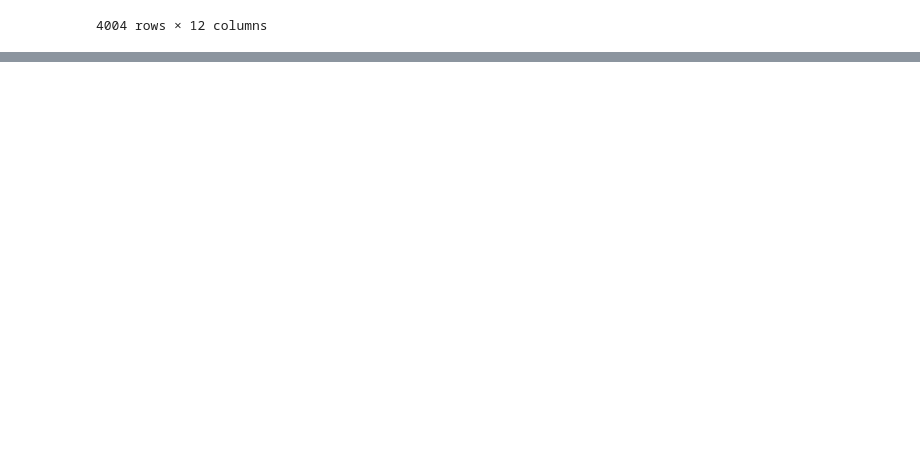
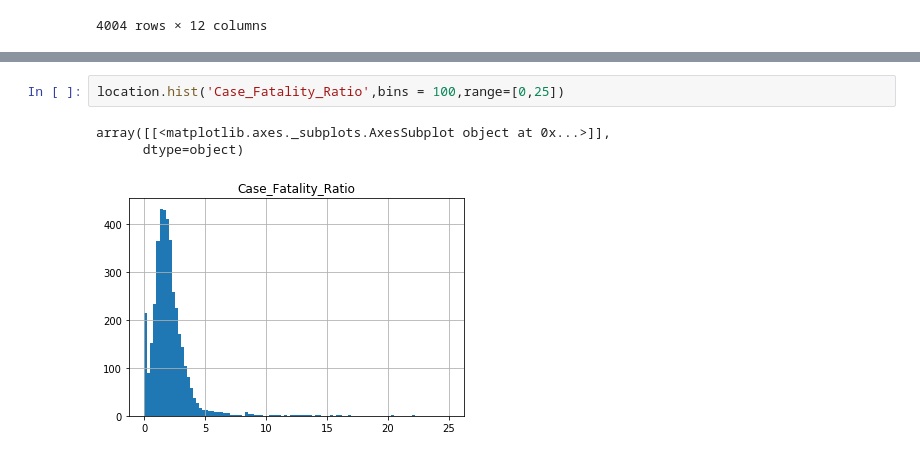
Before and after one commit to Eschaton315/CMPT-459-milestone-1, a Jupyter notebook: code/src/eda.ipynb, the cells around one changed output, grey strips where cells are left out. Saved outputs shown, nothing was run; the diff lists cells and outputs as text; blank space fills up the shorter version.

```diff
--- a/code/src/eda.ipynb
+++ b/code/src/eda.ipynb
@@ -24,0 +74,6 @@ location
+# %%
+location.hist('Case_Fatality_Ratio',bins = 100,range=[0,25])
+# %% [output]
+array([[<matplotlib.axes._subplots.AxesSubplot object at 0x...>]],
+      dtype=object)
+[figure, added]
```
Also changed, not shown: parts of 9 cells of this notebook.
